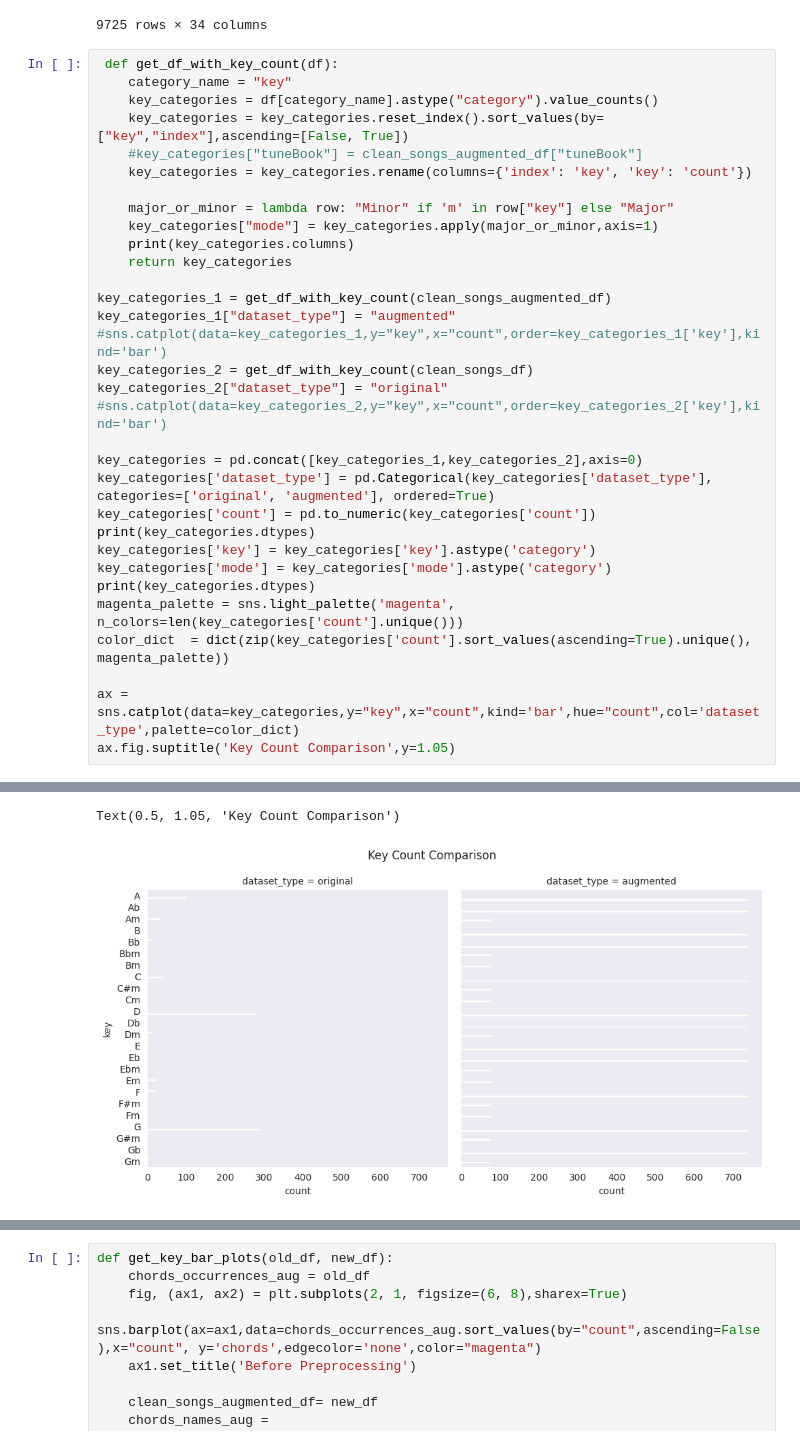
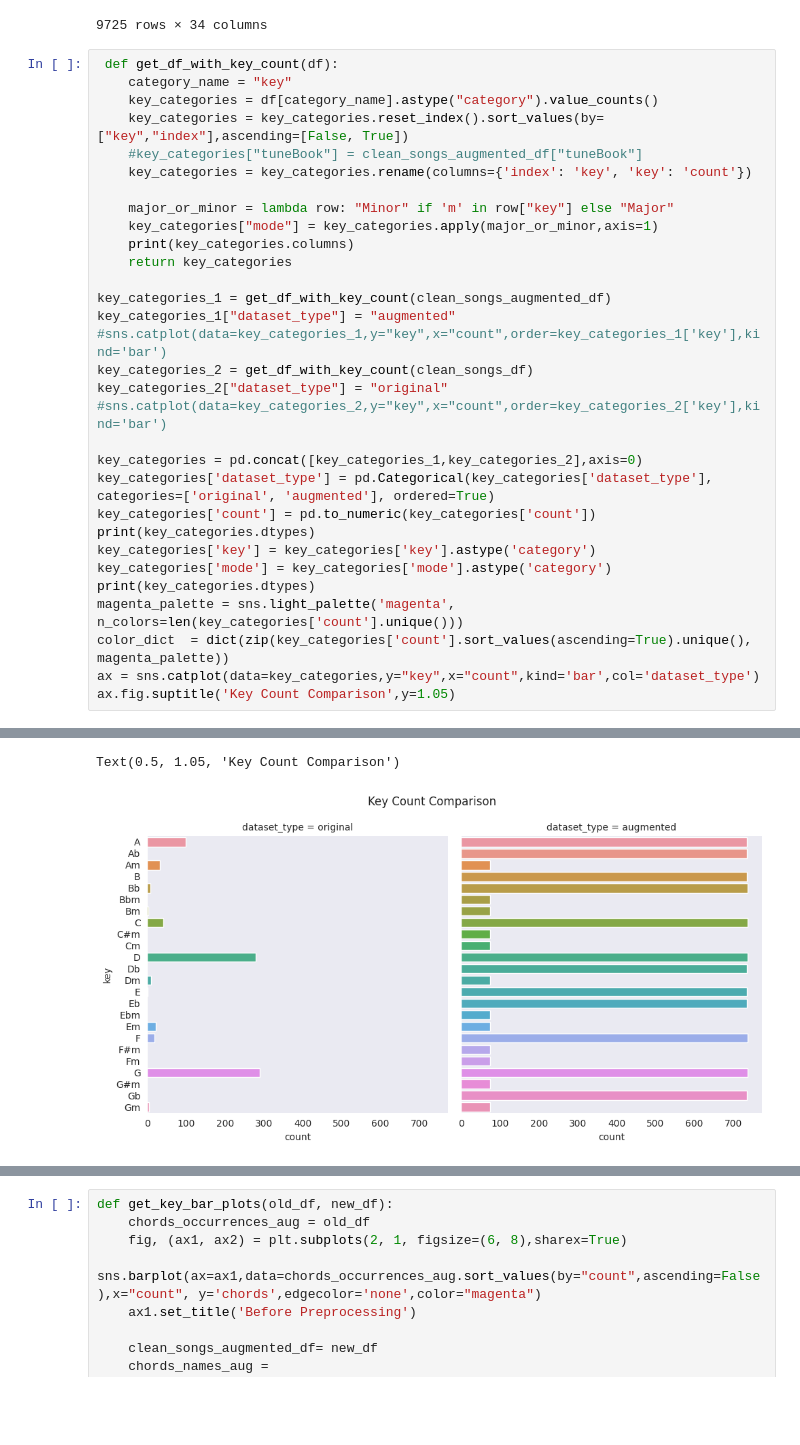
Before and after one commit to DavidNogales/DeepEarTraining, a Jupyter notebook: training_lab/notebooks/EDA_nottingham.ipynb, the cells around one changed output, grey strips where cells are left out. Cells and saved outputs as stored; diff of their text form; blank space fills up the shorter version.

```diff
--- a/training_lab/notebooks/EDA_nottingham.ipynb
+++ b/training_lab/notebooks/EDA_nottingham.ipynb
@@ -697,33 +697,32 @@ key_categories_1 = get_df_with_key_count(clean_songs_augmented_df)
 key_categories_1["dataset_type"] = "augmented"
 #sns.catplot(data=key_categories_1,y="key",x="count",order=key_categories_1['key'],kind='bar')
 key_categories_2 = get_df_with_key_count(clean_songs_df)
 key_categories_2["dataset_type"] = "original"
 #sns.catplot(data=key_categories_2,y="key",x="count",order=key_categories_2['key'],kind='bar')
 
 key_categories = pd.concat([key_categories_1,key_categories_2],axis=0)
 key_categories['dataset_type'] = pd.Categorical(key_categories['dataset_type'], categories=['original', 'augmented'], ordered=True)
 key_categories['count'] = pd.to_numeric(key_categories['count'])
 print(key_categories.dtypes)
 key_categories['key'] = key_categories['key'].astype('category')
 key_categories['mode'] = key_categories['mode'].astype('category')
 print(key_categories.dtypes)
 magenta_palette = sns.light_palette('magenta', n_colors=len(key_categories['count'].unique()))
 color_dict  = dict(zip(key_categories['count'].sort_values(ascending=True).unique(), magenta_palette))
-
-ax = sns.catplot(data=key_categories,y="key",x="count",kind='bar',hue="count",col='dataset_type',palette=color_dict)
+ax = sns.catplot(data=key_categories,y="key",x="count",kind='bar',col='dataset_type')
 ax.fig.suptitle('Key Count Comparison',y=1.05)
 # %% [output]
 Index(['key', 'count', 'mode'], dtype='object')
 Index(['key', 'count', 'mode'], dtype='object')
 key               object
 count              int64
 mode              object
 dataset_type    category
 dtype: object
 key             category
 count              int64
 mode            category
 dataset_type    category
 dtype: object
 Text(0.5, 1.05, 'Key Count Comparison')
-[figure, old version]
+[figure, new version]
```
Also changed, not shown: parts of 4 cells of this notebook.
